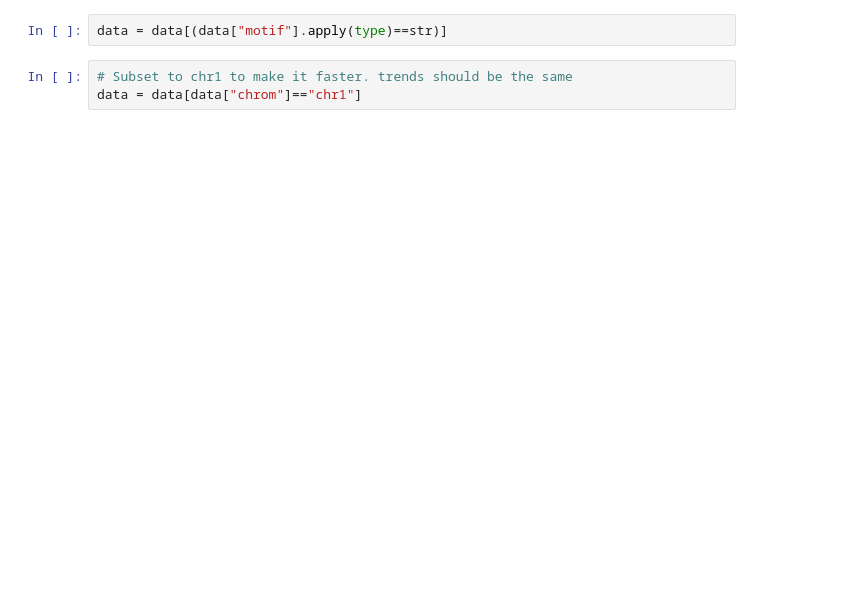
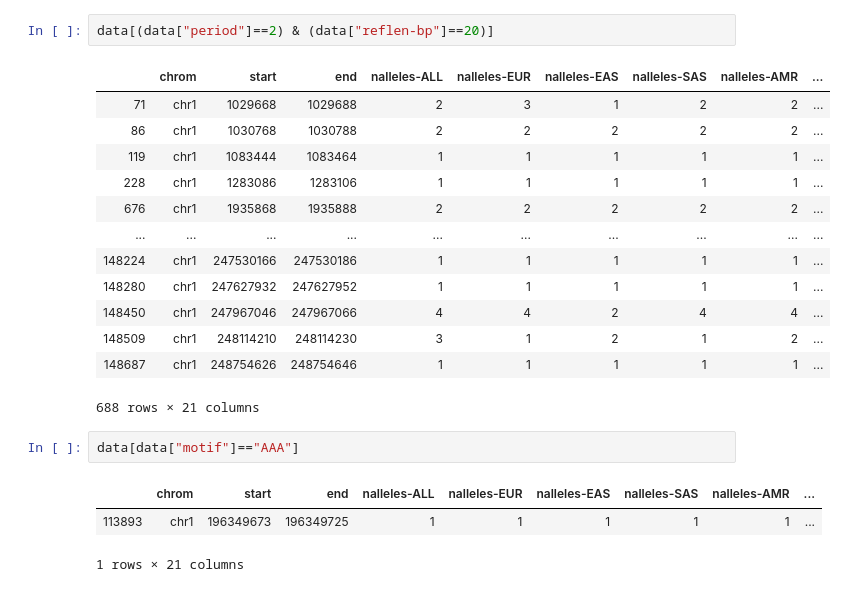
Before and after one commit to gymreklab/1000Genomes-TR-Analysis, a Jupyter notebook: het-stats/PlotHetPatterns.ipynb, the cells around one changed output. Drawn from its saved outputs; the diff is of its cells as text; blank space fills up the shorter version.

```diff
--- a/het-stats/PlotHetPatterns.ipynb
+++ b/het-stats/PlotHetPatterns.ipynb
@@ -25,10 +30,27 @@ data["reflen-bp"] = data.apply(lambda x: (x["end"]-x["start"]+1), 1)
 # %% [output]
 Populating the interactive namespace from numpy and matplotlib
+# %%
+data[(data["period"]==2) & (data["reflen-bp"]==20)]
+# %% [output]
+|  | chrom | start | end | nalleles-ALL | nalleles-EUR | nalleles-EAS | nalleles-SAS | nalleles-AMR | ... |
+| 71 | chr1 | 1029668 | 1029688 | 2 | 3 | 1 | 2 | 2 | ... |
+| 86 | chr1 | 1030768 | 1030788 | 2 | 2 | 2 | 2 | 2 | ... |
+| 119 | chr1 | 1083444 | 1083464 | 1 | 1 | 1 | 1 | 1 | ... |
+| 228 | chr1 | 1283086 | 1283106 | 1 | 1 | 1 | 1 | 1 | ... |
+| 676 | chr1 | 1935868 | 1935888 | 2 | 2 | 2 | 2 | 2 | ... |
+| ... | ... | ... | ... | ... | ... | ... | ... | ... | ... |
+| 148224 | chr1 | 247530166 | 247530186 | 1 | 1 | 1 | 1 | 1 | ... |
+| 148280 | chr1 | 247627932 | 247627952 | 1 | 1 | 1 | 1 | 1 | ... |
+| 148450 | chr1 | 247967046 | 247967066 | 4 | 4 | 2 | 4 | 4 | ... |
+| 148509 | chr1 | 248114210 | 248114230 | 3 | 1 | 2 | 1 | 2 | ... |
+| 148687 | chr1 | 248754626 | 248754646 | 1 | 1 | 1 | 1 | 1 | ... |
+688 rows × 21 columns
 # %%
-data = data[(data["motif"].apply(type)==str)]
+data[data["motif"]=="AAA"]
+# %% [output]
+|  | chrom | start | end | nalleles-ALL | nalleles-EUR | nalleles-EAS | nalleles-SAS | nalleles-AMR | ... |
+| 113893 | chr1 | 196349673 | 196349725 | 1 | 1 | 1 | 1 | 1 | ... |
+1 rows × 21 columns
-# %%
-# Subset to chr1 to make it faster. trends should be the same
-data = data[data["chrom"]=="chr1"]
 # %%
 # Plot reflen vs. het by period, overall and for each population
 
```
Also changed, not shown: parts of 8 cells of this notebook.
